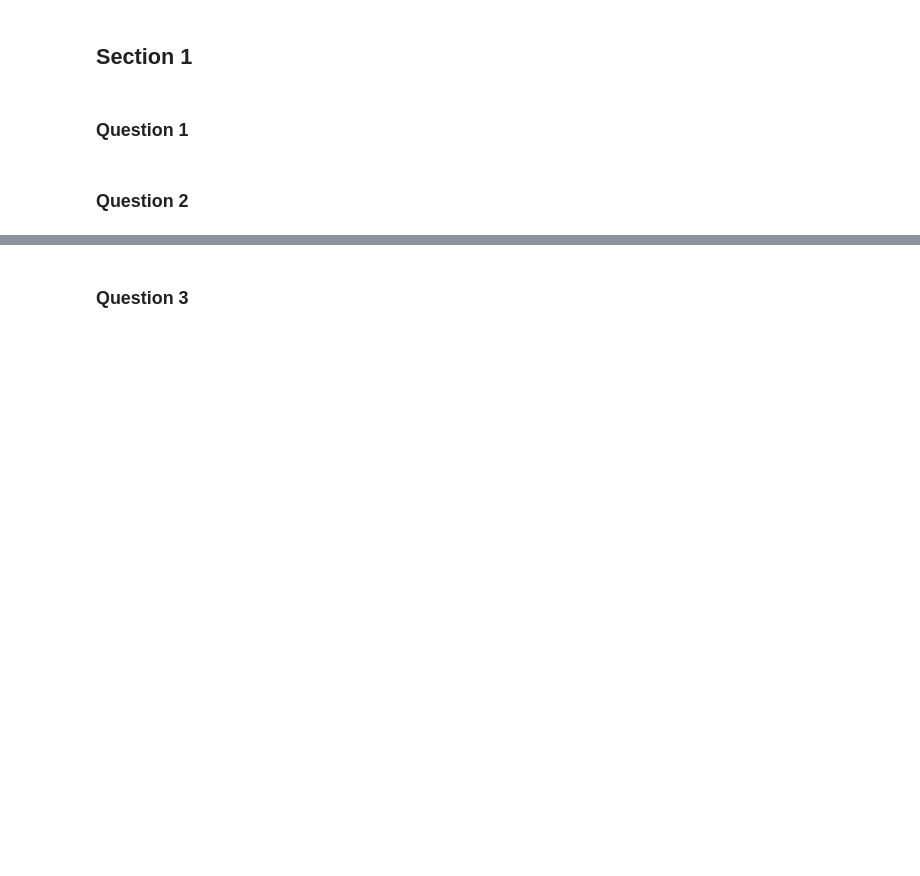
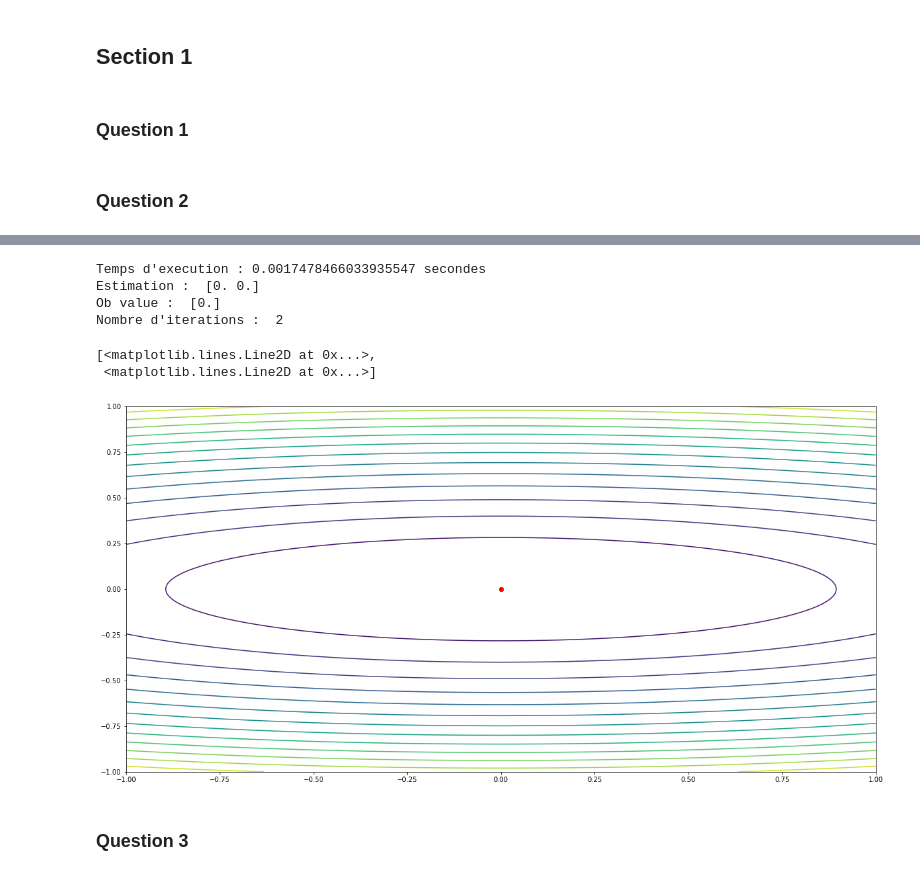
Before and after one commit to DaniGodin/ocvx, a Jupyter notebook: Code.ipynb, the cells around one changed output, grey strips where cells are left out. Cells and saved outputs as stored; diff of their text form; code cells hidden in the pictures; blank space fills up the shorter version.

```diff
--- a/Code.ipynb
+++ b/Code.ipynb
@@ -207,3 +304,29 @@ No handles with labels found to put in legend.
+# %%
+start = time.time()
+newton_op_pt, newton_ob_val, newton_n_iter = newton(func_3, np.array([[3,3]]))
+print("Temps d'execution : %s secondes" % (time.time() - start))
+print("Estimation : ", newton_op_pt)
+print("Ob value : ", newton_ob_val)
+print("Nombre d'iterations : ", newton_n_iter)
+# %% [output]
+Temps d'execution : 0.0017478466033935547 secondes
+Estimation :  [0. 0.]
+Ob value :  [0.]
+Nombre d'iterations :  2
+# %%
+nb_pts, x_mi, x_ma, y_mi, y_ma = 200, -1, 1, -1, 1
+fig, ax = plt.subplots(figsize=(20, 10))
+x, y = np.linspace(x_mi, x_ma, nb_pts), np.linspace(x_mi, x_ma, nb_pts)
+X, Y = np.meshgrid(x, y)
+x_y = np.vstack([X.reshape(1, -1), Y.reshape(1, -1)]).reshape(1, 2, -1)
+ax.set_xlim(x_mi, x_ma)
+ax.set_ylim(y_mi, y_ma)
+ax.contour(X, Y, func_3.value(x_y).reshape(nb_pts, -1), 15)
+ax.plot([newton_op_pt], [newton_ob_val], 'ro')
+# %% [output]
+[<matplotlib.lines.Line2D at 0x...>,
+ <matplotlib.lines.Line2D at 0x...>]
+[figure, added]
 # %% [markdown]
 ### Question 3
 # %%
```
Also changed, not shown: parts of 41 cells of this notebook.
